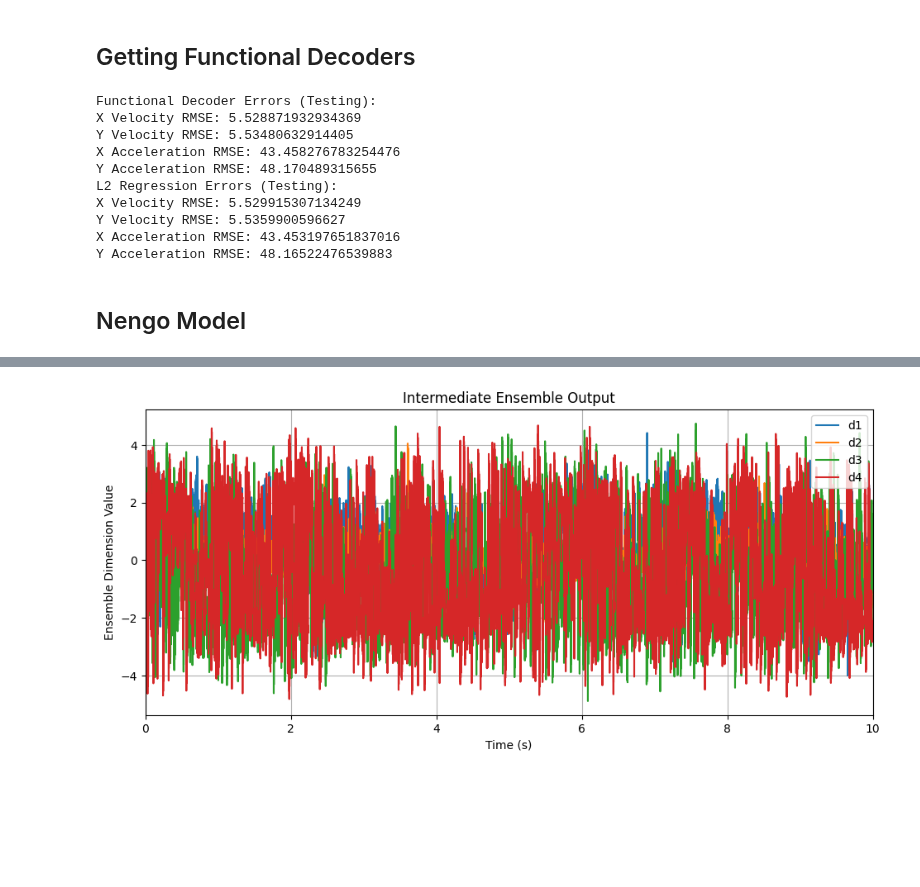
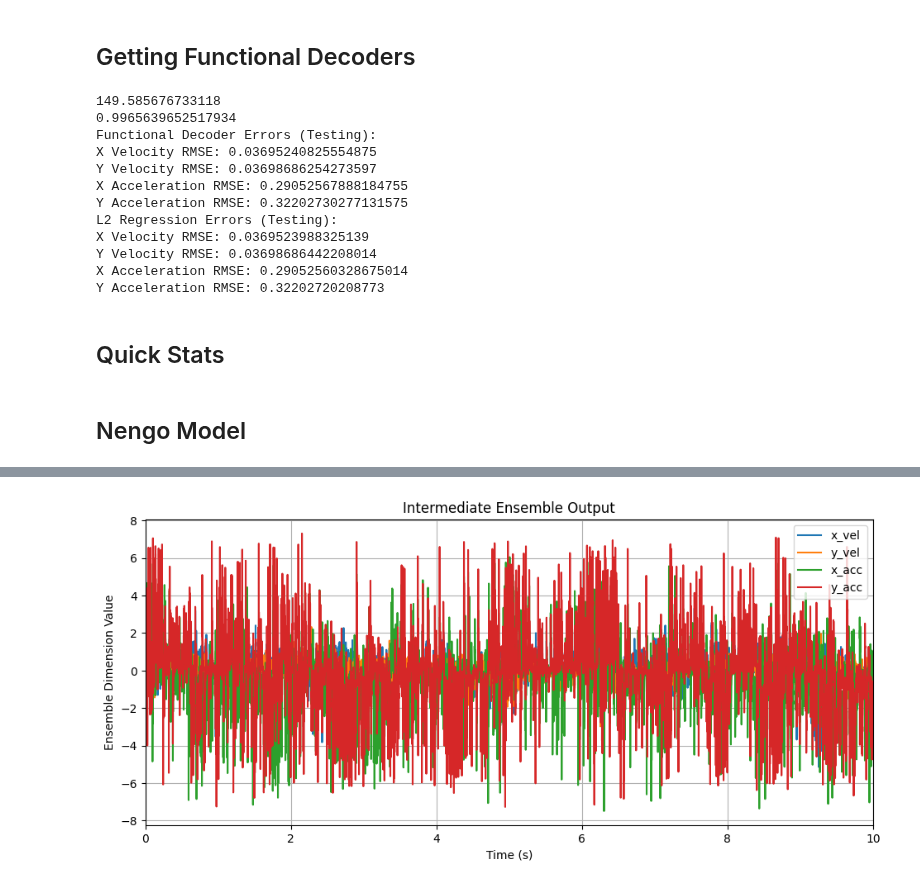
Before and after one commit to WAT-ai/BCI-Signal-Decoding, a Jupyter notebook: src/NengoDecodingModel/main.ipynb, the cells around one changed output, grey strips where cells are left out. Cells and saved outputs as stored; diff of their text form; code cells hidden in the pictures; blank space fills up the shorter version.

Commit message:
Added code to remove outliers and normalize

```diff
--- a/src/NengoDecodingModel/main.ipynb
+++ b/src/NengoDecodingModel/main.ipynb
@@ -14,7 +14,7 @@ from sklearn.preprocessing import StandardScaler
 ## Basic Properties
 # %%
 monkey = "MM_S1"
-datafile_path = r"..\\..\\Data Extraction\\MM_S1_raw.csv"
+datafile_path = r"..\\..\\Data Extraction\\"+monkey+"_raw.csv"
 # %% [markdown]
 ## Getting Functional Decoders
 # %%
@@ -30,6 +30,14 @@ def functional_decoder(file_path, test_size):
     # Train-test split
     train_df, test_df = train_test_split(data_df, test_size=0.4, shuffle=False)
 
+    # Removing Outliers
+    for x in ['x_velocity', 'y_velocity', 'x_acceleration', 'y_acceleration']:
+        mean = train_df[x].mean()
+        std = train_df[x].std()
+        lower_bound = mean - 3 * std
+        upper_bound = mean + 3 * std
+        train_df = train_df[(train_df[x] >= lower_bound) & (train_df[x] <= upper_bound)]
+
     # Set up matrices for the decoder (training)
     activity_matrix = train_df.loc[:, 'Neuron1':f'Neuron{n_neurons}']
     tranposed_activity_matrix = activity_matrix.transpose()
@@ -38,9 +46,15 @@ def functional_decoder(file_path, test_size):
     A = tranposed_activity_matrix.to_numpy()  # n_neurons x n_timepoints
     Y = tranposed_kinem_matrix.to_numpy()    # n_kinematics x n_timepoints
 
+    # Normalization
+    scaled = np.max(np.abs(Y))
+    print(scaled)
+    Y = Y / scaled
+    print(np.max(Y))
+
     # Compute decoders
     D = np.linalg.lstsq(A @ A.T, A @ Y.T, rcond=None)[0].T
-    D_reg = np.linalg.lstsq(A @ A.T + A.shape[1] * np.square(np.random.normal(0, 0.4, 1)) * np.eye(n_neurons), A @ Y.T, rcond=None)[0].T
+    D_reg = np.linalg.lstsq(A @ A.T + A.shape[1] * np.square(np.random.normal(0, 0.001, 1)) * np.eye(n_neurons), A @ Y.T, rcond=None)[0].T
 
     # Set up matrices for the decoder (testing)
     test_activity_matrix = test_df.loc[:, 'Neuron1':f'Neuron{n_neurons}']
@@ -56,11 +70,12 @@ def functional_decoder(file_path, test_size):
     Y_hat_reg_test = D_reg @ A_test
 
     # Function to calculate errors
-    def GetErrors(Y, Y_HAT):
-        x_velocity_rmse = np.sqrt(np.square(np.subtract(Y[0], Y_HAT[0])).mean())
-        y_velocity_rmse = np.sqrt(np.square(np.subtract(Y[1], Y_HAT[1])).mean())
-        x_acceleration_rmse = np.sqrt(np.square(np.subtract(Y[2], Y_HAT[2])).mean())
-        y_acceleration_rmse = np.sqrt(np.square(np.subtract(Y[3], Y_HAT[3])).mean())
+    def GetErrors(Y_, Y_HAT):
+        Y_ = Y_ / scaled
+        x_velocity_rmse = np.sqrt(np.square(np.subtract(Y_[0], Y_HAT[0])).mean())
+        y_velocity_rmse = np.sqrt(np.square(np.subtract(Y_[1], Y_HAT[1])).mean())
+        x_acceleration_rmse = np.sqrt(np.square(np.subtract(Y_[2], Y_HAT[2])).mean())
+        y_acceleration_rmse = np.sqrt(np.square(np.subtract(Y_[3], Y_HAT[3])).mean())
         return x_velocity_rmse, y_velocity_rmse, x_acceleration_rmse, y_acceleration_rmse
 
     # Verifying Functional Decoder
@@ -79,17 +94,21 @@ def functional_decoder(file_path, test_size):
     print(f"X Acceleration RMSE: {l2_error_test[2]}")
     print(f"Y Acceleration RMSE: {l2_error_test[3]}")
 
-    return (D, D_reg, A_test, Y_test)
+    return (D, D_reg, A_test, Y_test, scaled)
 # %%
-decoder, decoder_reg, test_spikes, test_kinematic = functional_decoder(datafile_path, 0.4)
+decoder, decoder_reg, test_spikes, test_kinematic, scale_factor = functional_decoder(datafile_path, 0.4)
 # %% [output]
+149.585676733118
+0.9965639652517934
 Functional Decoder Errors (Testing):
-X Velocity RMSE: 5.528871932934369
-Y Velocity RMSE: 5.53480632914405
-X Acceleration RMSE: 43.458276783254476
-Y Acceleration RMSE: 48.170489315655
+X Velocity RMSE: 0.03695240825554875
+Y Velocity RMSE: 0.03698686254273597
+X Acceleration RMSE: 0.29052567888184755
+Y Acceleration RMSE: 0.32202730277131575
 L2 Regression Errors (Testing):
-X Velocity RMSE: 5.529915307134249
-Y Velocity RMSE: 5.5359900596627
-X Acceleration RMSE: 43.453197651837016
-Y Acceleration RMSE: 48.16522476539883
+X Velocity RMSE: 0.0369523988325139
+Y Velocity RMSE: 0.03698686442208014
+X Acceleration RMSE: 0.29052560328675014
+Y Acceleration RMSE: 0.32202720208773
+# %% [markdown]
+## Quick Stats
@@ -100,13 +122,9 @@ spikes = test_spikes
 # %%
-dt = 0.001
-dti = 1/dt
-spikes = spikes*dti
-
 # Nengo Network Using Recorded Spikes as Input
 np.random.seed(0)
 with nengo.Network() as model:
     input_node = Node(lambda t: spikes[:,int(t / dt) - 1])
-    ensemble = Ensemble(n_neurons=500, dimensions=4)
+    ensemble = Ensemble(n_neurons=5000, dimensions=4, radius = 2)
     connector = Connection(input_node, ensemble, transform=decoder_reg)
     p_post = nengo.Probe(ensemble) # A probe enables us to assess the simulation data for a specific model component
 
@@ -120,6 +138,6 @@ pl.set_title("Intermediate Ensemble Output")
 pl.set_xlim((0,np.max(sim.trange())))
 pl.set_xlabel("Time (s)")
 pl.set_ylabel("Ensemble Dimension Value")
-pl.legend(["d1", "d2", "d3", "d4"])
+pl.legend(["x_vel", "y_vel", "x_acc", "y_acc"])
 pl.grid()
 # %% [output]
@@ -128 +146 @@ Simulation finished in 0:00:01.
-[figure, old version]
+[figure, new version]
```
Also changed, not shown: parts of 4 cells of this notebook.
